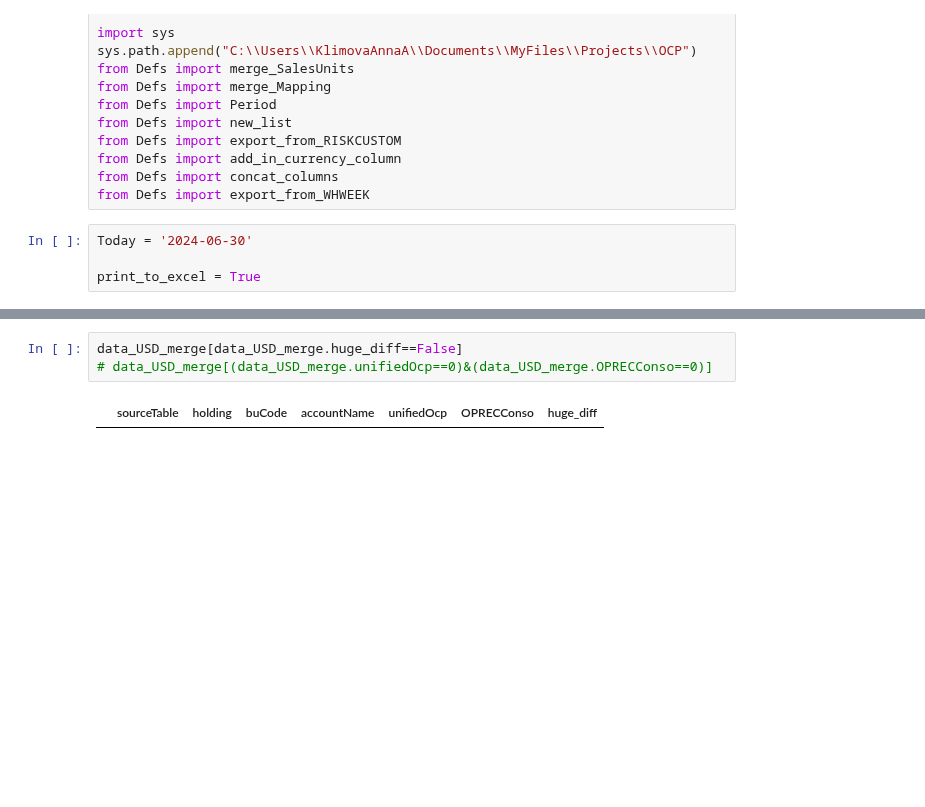
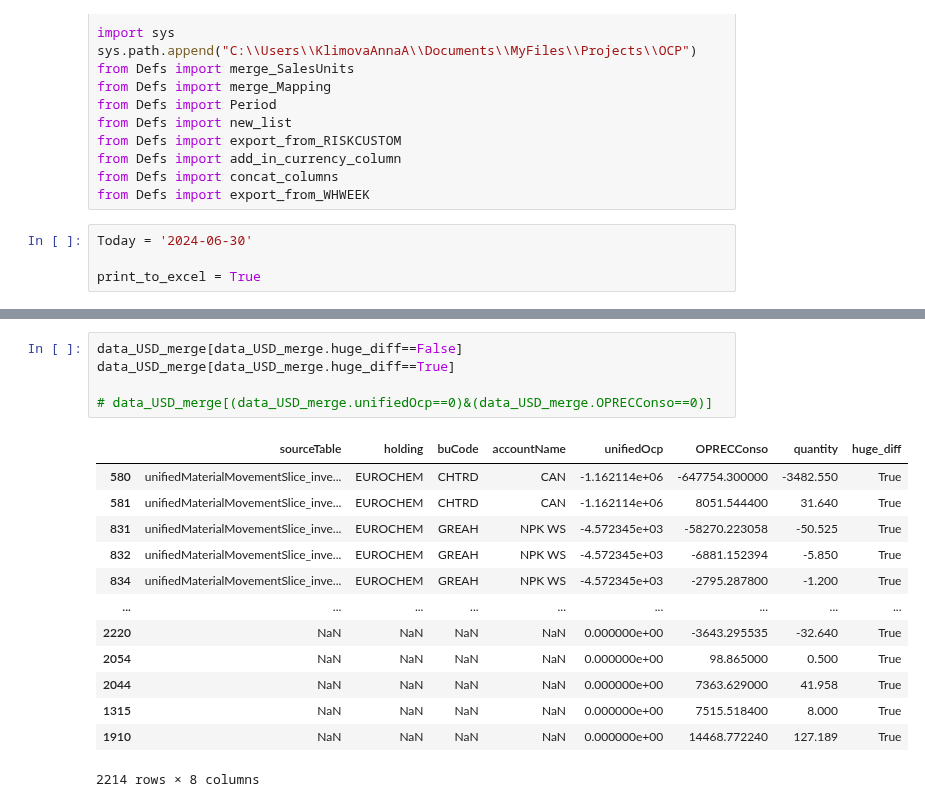
Before and after one commit to Lirollel/Work_AIM_Jupyter-Python-Pandas, a Jupyter notebook: OCP/Conso/Conso.ipynb, the cells around one changed output, grey strips where cells are left out. Cells and saved outputs as stored; diff of their text form; blank space fills up the shorter version.

```diff
--- a/OCP/Conso/Conso.ipynb
+++ b/OCP/Conso/Conso.ipynb
@@ -116,5 +91,19 @@ if print_to_excel == True:
 # %%
 data_USD_merge[data_USD_merge.huge_diff==False]
+data_USD_merge[data_USD_merge.huge_diff==True]
+
 # data_USD_merge[(data_USD_merge.unifiedOcp==0)&(data_USD_merge.OPRECConso==0)]
 # %% [output]
-|  | sourceTable | holding | buCode | accountName | unifiedOcp | OPRECConso | huge_diff |
+|  | sourceTable | holding | buCode | accountName | unifiedOcp | OPRECConso | quantity | huge_diff |
+| 580 | unifiedMaterialMovementSlice_inve... | EUROCHEM | CHTRD | CAN | -1.162114e+06 | -647754.300000 | -3482.550 | True |
+| 581 | unifiedMaterialMovementSlice_inve... | EUROCHEM | CHTRD | CAN | -1.162114e+06 | 8051.544400 | 31.640 | True |
+| 831 | unifiedMaterialMovementSlice_inve... | EUROCHEM | GREAH | NPK WS | -4.572345e+03 | -58270.223058 | -50.525 | True |
+| 832 | unifiedMaterialMovementSlice_inve... | EUROCHEM | GREAH | NPK WS | -4.572345e+03 | -6881.152394 | -5.850 | True |
+| 834 | unifiedMaterialMovementSlice_inve... | EUROCHEM | GREAH | NPK WS | -4.572345e+03 | -2795.287800 | -1.200 | True |
+| ... | ... | ... | ... | ... | ... | ... | ... | ... |
+| 2220 | NaN | NaN | NaN | NaN | 0.000000e+00 | -3643.295535 | -32.640 | True |
+| 2054 | NaN | NaN | NaN | NaN | 0.000000e+00 | 98.865000 | 0.500 | True |
+| 2044 | NaN | NaN | NaN | NaN | 0.000000e+00 | 7363.629000 | 41.958 | True |
+| 1315 | NaN | NaN | NaN | NaN | 0.000000e+00 | 7515.518400 | 8.000 | True |
+| 1910 | NaN | NaN | NaN | NaN | 0.000000e+00 | 14468.772240 | 127.189 | True |
+2214 rows × 8 columns
```
Also changed, not shown: parts of 10 cells of this notebook, 5 other files.
